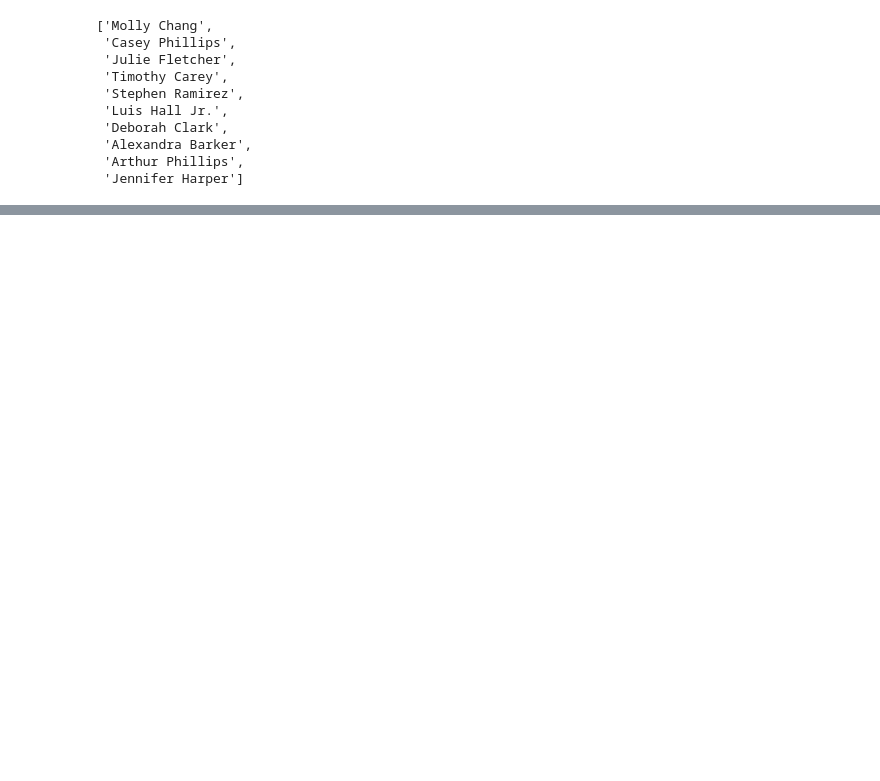
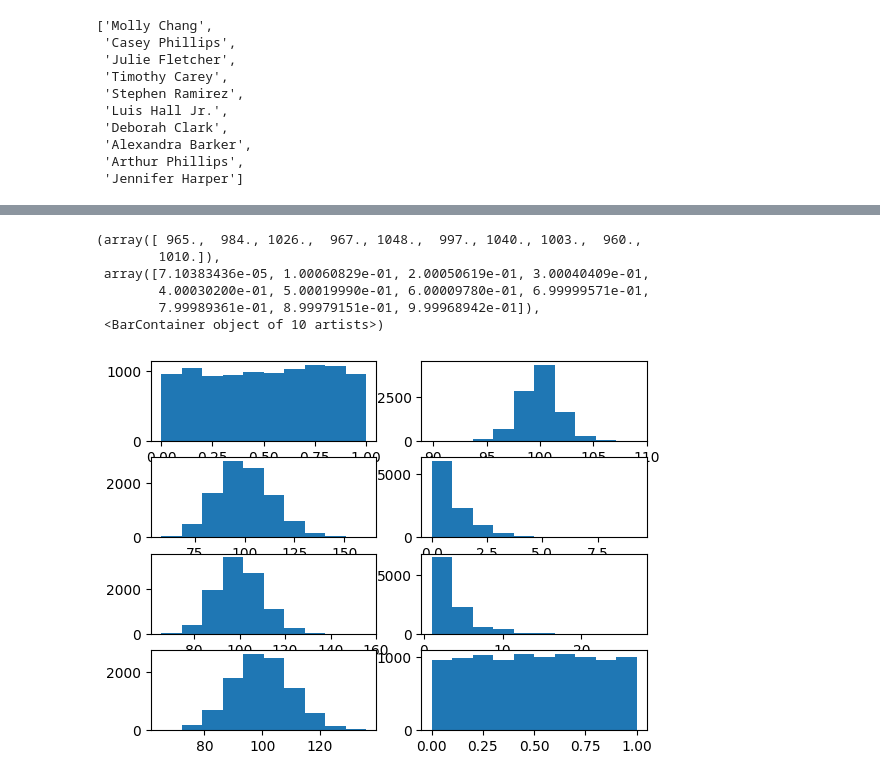
Before and after one commit to mcleroj/Python, a Jupyter notebook: faker.ipynb, the cells around one changed output, grey strips where cells are left out. Saved outputs shown, nothing was run; the diff lists cells and outputs as text; code cells hidden in the pictures; blank space fills up the shorter version.

```diff
--- a/faker.ipynb
+++ b/faker.ipynb
@@ -67,0 +55,32 @@ locale zu_za zu_ZA.ISO8859-1
+# %%
+rng = np.random.default_rng()
+size = 10000
+# %%
+dist = pd.DataFrame(index=range(size))
+dist['random'] = rng.random(size)
+dist['logistic'] = rng.logistic(100, size=size)
+# dist['binominal'] = rng.binomial(500, .9, size)
+dist['chisquare'] = rng.chisquare(100, size)
+dist['exponential'] = rng.exponential(size=size)
+dist['gamma'] = rng.gamma(100, size=size)
+dist['geometric'] = rng.geometric(.3, size=size)
+dist['poisson'] = rng.poisson(100,size=size)
+dist['uniform'] = rng.uniform(size=size)
+# %%
+fig, axes = plt.subplots(4,2)
+axes[0,0].hist(dist['random'])
+axes[0,1].hist(dist['logistic'])
+axes[1,0].hist(dist['chisquare'])
+axes[1,1].hist(dist['exponential'])
+axes[2,0].hist(dist['gamma'])
+axes[2,1].hist(dist['geometric'])
+axes[3,0].hist(dist['poisson'])
+axes[3,1].hist(dist['uniform'])
+# %% [output]
+(array([ 965.,  984., 1026.,  967., 1048.,  997., 1040., 1003.,  960.,
+        1010.]),
+ array([7.10383436e-05, 1.00060829e-01, 2.00050619e-01, 3.00040409e-01,
+        4.00030200e-01, 5.00019990e-01, 6.00009780e-01, 6.99999571e-01,
+        7.99989361e-01, 8.99979151e-01, 9.99968942e-01]),
+ <BarContainer object of 10 artists>)
+[figure, added]
```
Also changed, not shown: parts of 3 cells of this notebook.
